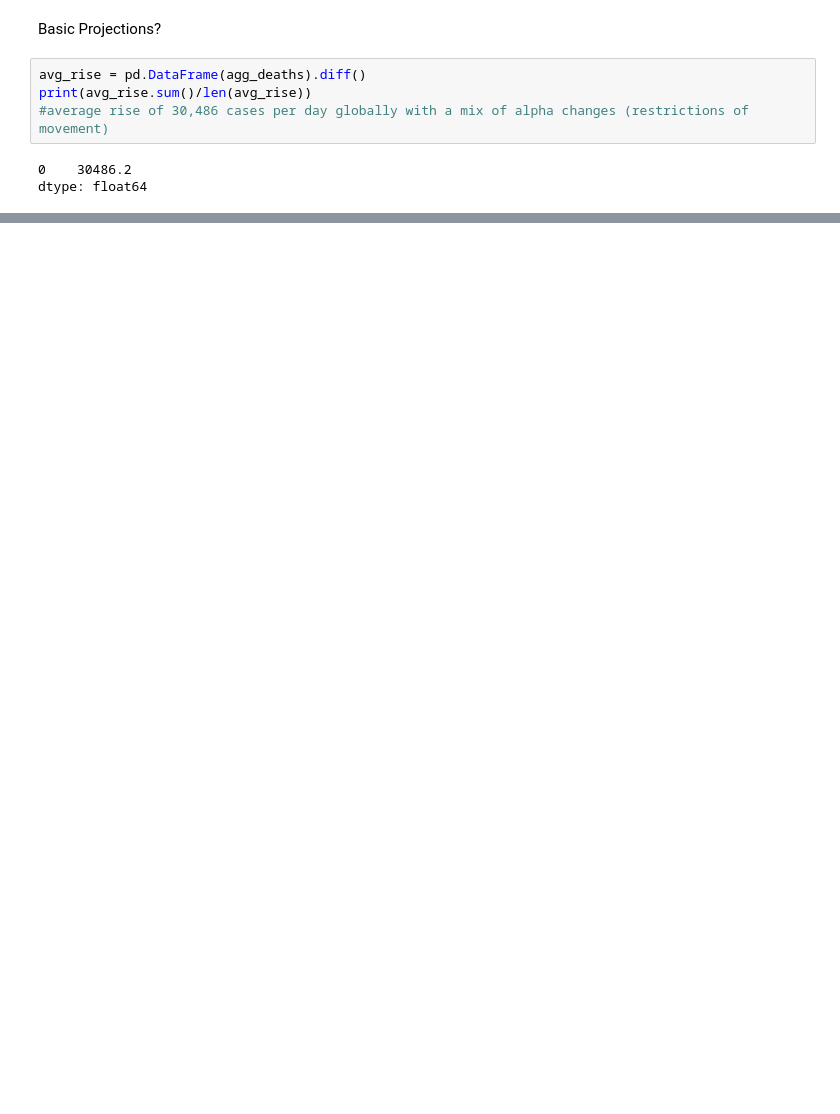
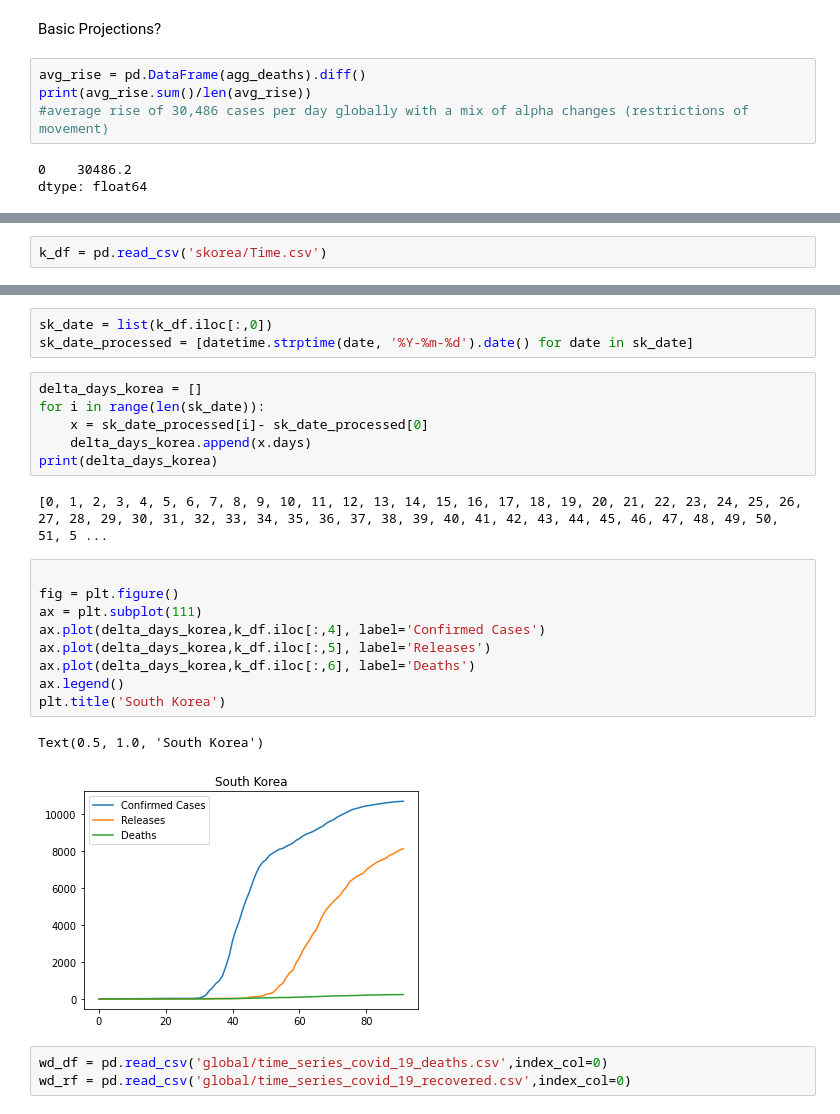
Before and after one commit to RahulBatra065/Report-on-Covid-19, a Jupyter notebook: nb.ipynb, the cells around one changed output, grey strips where cells are left out. Drawn from its saved outputs; the diff is of its cells as text; blank space fills up the shorter version.

Commit message:
compares skorea with the world

```diff
--- a/nb.ipynb
+++ b/nb.ipynb
@@ -133,0 +127,2 @@ theoretically plotting the average rise ignoring the SIR model primarily due to
+# %%
+k_df = pd.read_csv('skorea/Time.csv')
@@ -133,0 +149,26 @@ theoretically plotting the average rise ignoring the SIR model primarily due to
+# %%
+sk_date = list(k_df.iloc[:,0])
+sk_date_processed = [datetime.strptime(date, '%Y-%m-%d').date() for date in sk_date]
+# %%
+delta_days_korea = []
+for i in range(len(sk_date)):
+    x = sk_date_processed[i]- sk_date_processed[0]
+    delta_days_korea.append(x.days)
+print(delta_days_korea)
+# %% [output]
+[0, 1, 2, 3, 4, 5, 6, 7, 8, 9, 10, 11, 12, 13, 14, 15, 16, 17, 18, 19, 20, 21, 22, 23, 24, 25, 26, 27, 28, 29, 30, 31, 32, 33, 34, 35, 36, 37, 38, 39, 40, 41, 42, 43, 44, 45, 46, 47, 48, 49, 50, 51, 5 ...
+# %%
+
+fig = plt.figure()
+ax = plt.subplot(111)
+ax.plot(delta_days_korea,k_df.iloc[:,4], label='Confirmed Cases')
+ax.plot(delta_days_korea,k_df.iloc[:,5], label='Releases')
+ax.plot(delta_days_korea,k_df.iloc[:,6], label='Deaths')
+ax.legend()
+plt.title('South Korea')
+# %% [output]
+Text(0.5, 1.0, 'South Korea')
+[figure, added]
+# %%
+wd_df = pd.read_csv('global/time_series_covid_19_deaths.csv',index_col=0)
+wd_rf = pd.read_csv('global/time_series_covid_19_recovered.csv',index_col=0)
```
Also changed, not shown: parts of 15 cells of this notebook, 1 other file.
